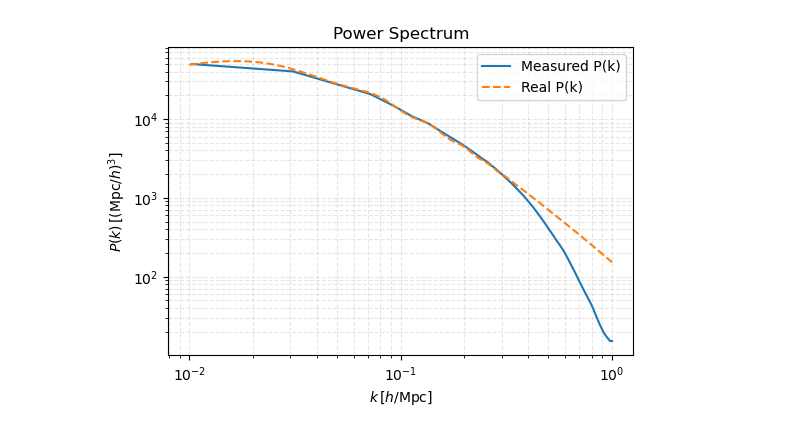
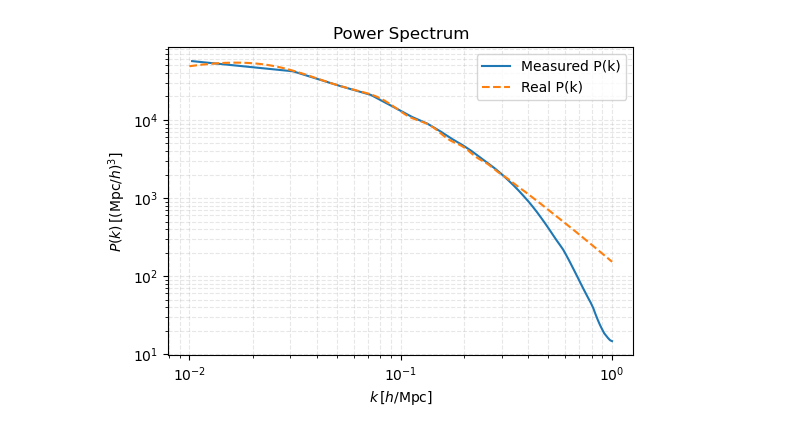
Before and after one commit to ua-2025q3-astr501-513/p1-the-cosmological-entity, a Jupyter notebook: src/fft_pk.ipynb, the cells around one changed output. Saved outputs shown, nothing was run; the diff lists cells and outputs as text; code cells hidden in the pictures.

```diff
--- a/src/fft_pk.ipynb
+++ b/src/fft_pk.ipynb
@@ -4,7 +4,7 @@ from numpy.fft import fftn
 import matplotlib.pyplot as plt
 # %%
 # Load in mock catalog
-data = np.load("../data/mock_catalog.npz")
+data = np.load("../data/mock_catalog_v5.npz")
 positions = data['pos']
 # %%
 # Assign mock particles to a grid
@@ -79,24 +79,24 @@ for i in range(len(k_bins)-1):
 # %%
 # Compute bin centers
 k_mid = 0.5 * (k_bins[1:] + k_bins[:-1])
 
 # Plot log-log power spectrum
 plt.figure(figsize=(6,4))
 plt.loglog(k_mid, Pk, label='Measured P(k)')
 
 # Compare to real P(k) from nbodykit
-real = np.loadtxt("../data/power_spectrum.txt", skiprows=1)
+real = np.loadtxt("../data/power_spectrum_v5.txt", skiprows=1)
 k_theory = real[:, 0]
 P_theory = real[:, 1]
 
 plt.loglog(k_theory, P_theory, '--', label='Real P(k)')
 
 plt.xlabel(r'$k \, [h/\mathrm{Mpc}]$')
 plt.ylabel(r'$P(k) \, [( \mathrm{Mpc}/h)^3 ]$')
 plt.title('Power Spectrum')
 plt.legend()
 plt.grid(True, which='both', ls='--', alpha=0.3)
 plt.show()
 # %% [output]
-[figure, old version]
+[figure, new version]
 # %%
```
Also changed, not shown: parts of 1 cell of this notebook, 2 other files.
